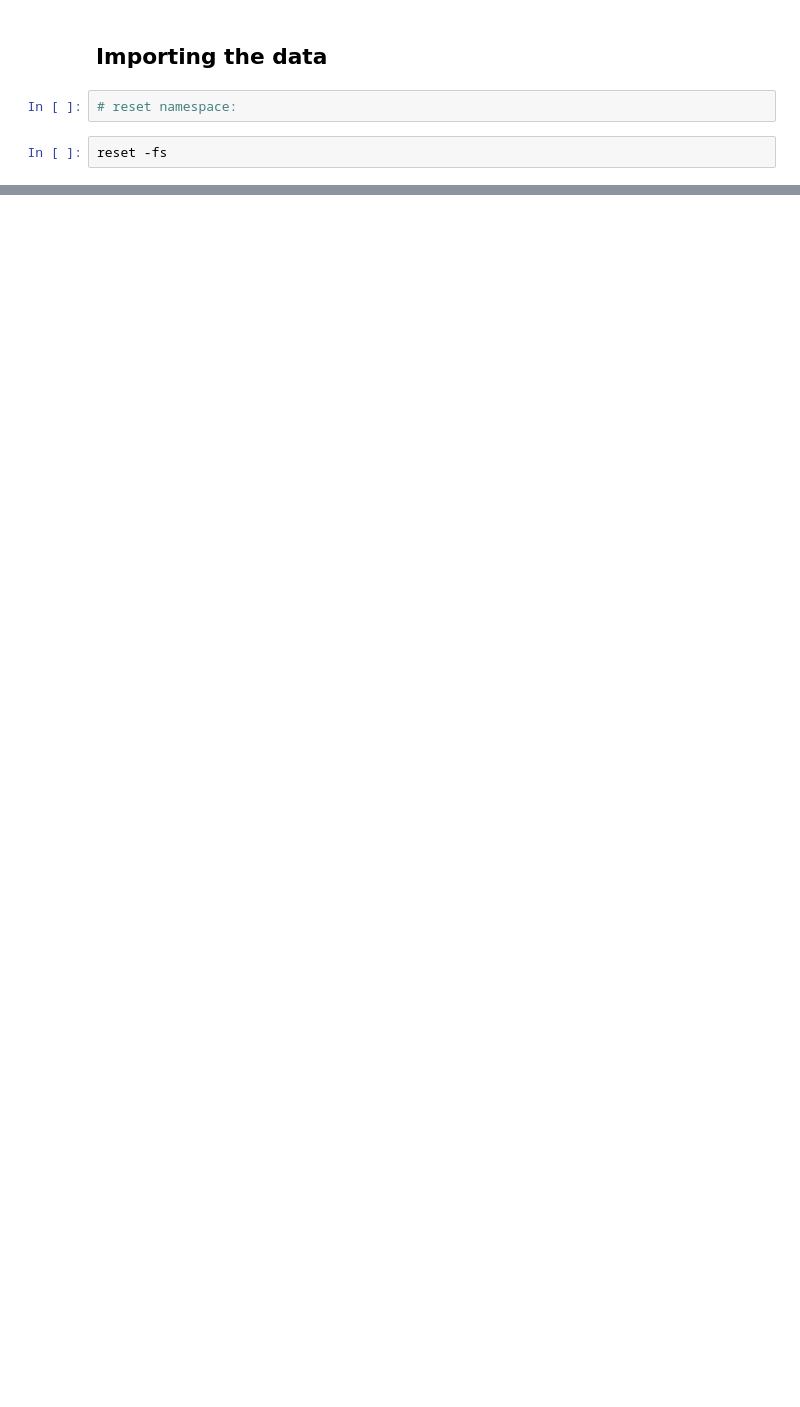
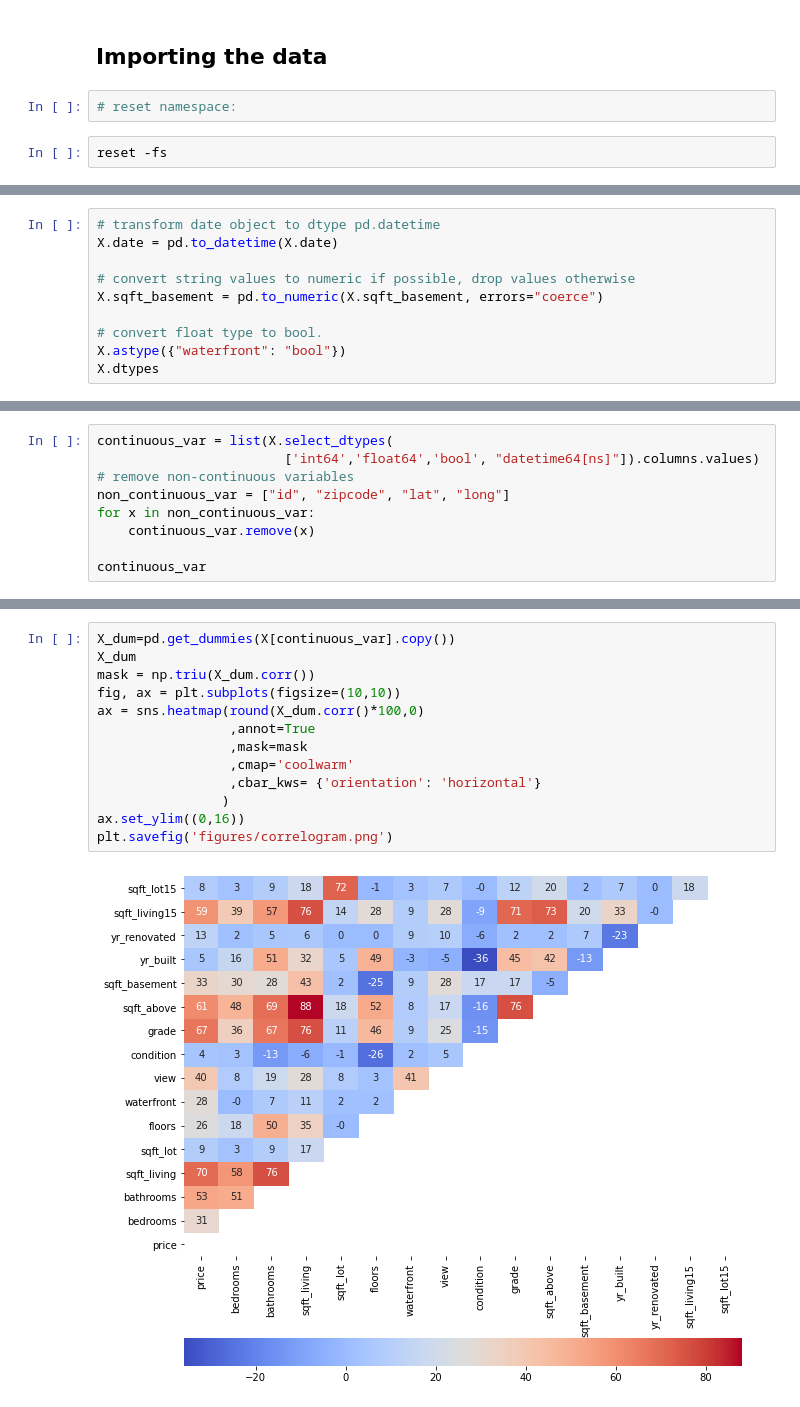
Before and after one commit to dave-py/eda_real-estate, a Jupyter notebook: EDA_real_estate.ipynb, the cells around one changed output, grey strips where cells are left out. Cells and saved outputs as stored; diff of their text form; blank space fills up the shorter version.

```diff
--- a/EDA_real_estate.ipynb
+++ b/EDA_real_estate.ipynb
@@ -38,0 +161,10 @@ df.tail()
+# %%
+# transform date object to dtype pd.datetime
+X.date = pd.to_datetime(X.date)
+
+# convert string values to numeric if possible, drop values otherwise
+X.sqft_basement = pd.to_numeric(X.sqft_basement, errors="coerce")
+
+# convert float type to bool.
+X.astype({"waterfront": "bool"})
+X.dtypes
@@ -38,0 +220,9 @@ df.tail()
+# %%
+continuous_var = list(X.select_dtypes(
+                        ['int64','float64','bool', "datetime64[ns]"]).columns.values)
+# remove non-continuous variables
+non_continuous_var = ["id", "zipcode", "lat", "long"]
+for x in non_continuous_var:
+    continuous_var.remove(x)
+
+continuous_var
@@ -38,0 +249,15 @@ df.tail()
+# %%
+X_dum=pd.get_dummies(X[continuous_var].copy())
+X_dum
+mask = np.triu(X_dum.corr())
+fig, ax = plt.subplots(figsize=(10,10))
+ax = sns.heatmap(round(X_dum.corr()*100,0)
+                 ,annot=True
+                 ,mask=mask
+                 ,cmap='coolwarm'
+                 ,cbar_kws= {'orientation': 'horizontal'}
+                )
+ax.set_ylim((0,16))
+plt.savefig('figures/correlogram.png')
+# %% [output]
+[figure, added]
```
Also changed, not shown: parts of 30 cells of this notebook, 6 other files.
